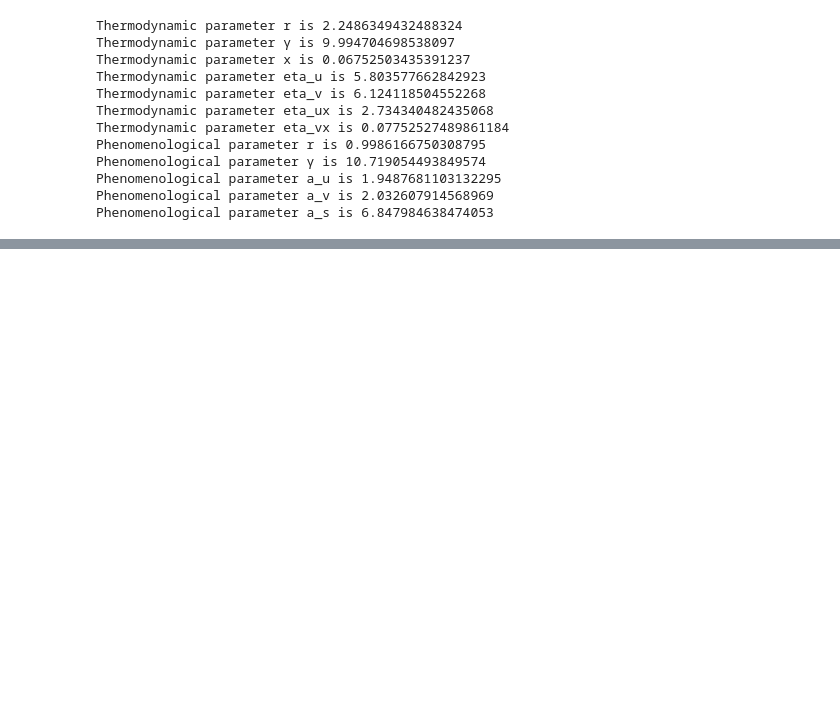
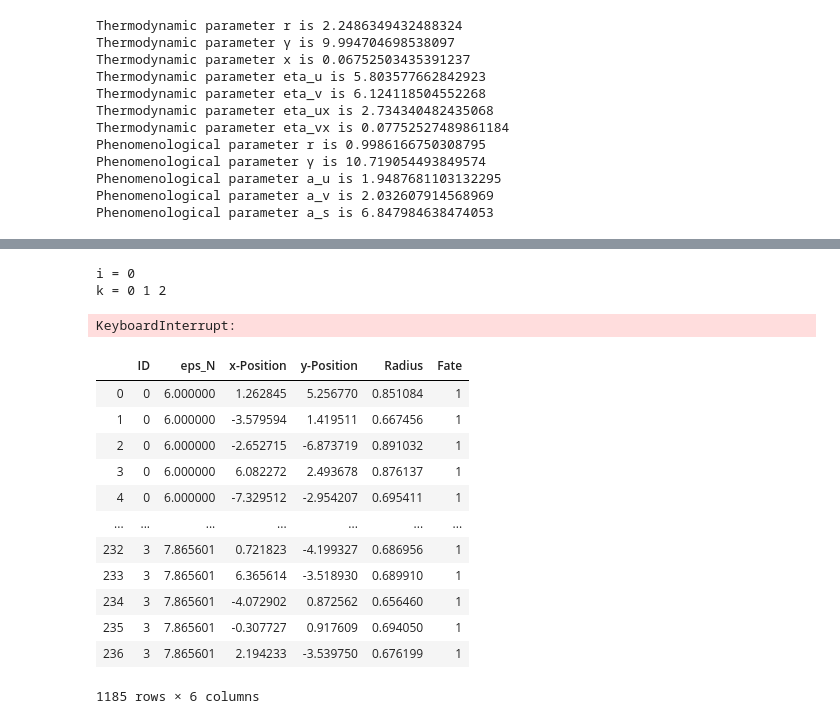
Before and after one commit to SchardtS/Cell-Differentiation, a Jupyter notebook: PhD Thesis (Images).ipynb, the cells around one changed output, grey strips where cells are left out. Drawn from its saved outputs; the diff is of its cells as text; code cells hidden in the pictures; blank space fills up the shorter version.

```diff
--- a/PhD Thesis (Images).ipynb
+++ b/PhD Thesis (Images).ipynb
@@ -1216,0 +1239,73 @@ plt.gca().add_artist(leg)
+# %%
+import numpy as np
+import matplotlib.pyplot as plt
+from Organoid import Organoid
+import pandas as pd
+
+org = Organoid()
+s_max = org.r_N/org.gamma_N
+upper_boundary = -org.eps_G + np.log(1 + np.exp(-org.eps_S-org.eps_GS)*s_max)
+eps_N = np.linspace(-org.eps_G, upper_boundary, 20)
+Ratio = np.empty(eps_N.shape)
+
+N0 = org.r_N/org.gamma_N*3/4
+G0 = org.r_G/org.gamma_G*3/4
+
+DF = pd.DataFrame()
+
+nofSim = 100
+Ratio = np.empty([len(eps_N), nofSim])
+for i in range(len(eps_N)):
+    print('\ni =', i)
+    print('k =', end=' ')
+    for k in range(nofSim):
+        org = Organoid()
+
+        # Geometry construction
+        org.evolution(T = t48_3D, ignore=['transcription'])
+
+        # Transcriptional regulation
+        org.eps_N = -eps_N[i]
+        org.u = np.append(np.random.normal(N0, N0*0.01, org.nofCells),
+                          np.random.normal(G0, G0*0.01, org.nofCells))
+        org.N = org.u[:org.nofCells]
+        org.G = org.u[org.nofCells:]
+        org.q = 0.9
+        org.signal = 'neighbor'
+        org.evolution(T = 100, ignore=['displacement', 'growth', 'division'])
+        F = [1 if org.G[i] >= org.N[i] else 0 for i in range(org.nofCells)]
+        Ratio[i,k] = np.sum(F)/org.nofCells
+        print(k, end=' ')
+
+        df = pd.DataFrame()
+        df['ID'] = (i*nofSim + k)*np.ones(org.nofCells, dtype=int)
+        df['eps_N'] = eps_N[i]*np.ones(org.nofCells)
+        df['x-Position'] = org.pos[:,0]
+        df['y-Position'] = org.pos[:,1]
+        #df['z-Position'] = org.pos[:,2]
+        df['Radius'] = org.r
+        df['Fate'] = 1
+
+        DF = DF.append(df)
+
+DF.to_csv('Results/PhD Thesis/Cell type proportions/2D_NN.csv', index=False)
+# %% [output]
+i = 0
+k = 0 1 2
+KeyboardInterrupt:
+# %%
+DF
+# %% [output]
+|  | ID | eps_N | x-Position | y-Position | Radius | Fate |
+| 0 | 0 | 6.000000 | 1.262845 | 5.256770 | 0.851084 | 1 |
+| 1 | 0 | 6.000000 | -3.579594 | 1.419511 | 0.667456 | 1 |
+| 2 | 0 | 6.000000 | -2.652715 | -6.873719 | 0.891032 | 1 |
+| 3 | 0 | 6.000000 | 6.082272 | 2.493678 | 0.876137 | 1 |
+| 4 | 0 | 6.000000 | -7.329512 | -2.954207 | 0.695411 | 1 |
+| ... | ... | ... | ... | ... | ... | ... |
+| 232 | 3 | 7.865601 | 0.721823 | -4.199327 | 0.686956 | 1 |
+| 233 | 3 | 7.865601 | 6.365614 | -3.518930 | 0.689910 | 1 |
+| 234 | 3 | 7.865601 | -4.072902 | 0.872562 | 0.656460 | 1 |
+| 235 | 3 | 7.865601 | -0.307727 | 0.917609 | 0.694050 | 1 |
+| 236 | 3 | 7.865601 | 2.194233 | -3.539750 | 0.676199 | 1 |
+1185 rows × 6 columns
```
Also changed, not shown: parts of 7 cells of this notebook, 3 other files.
